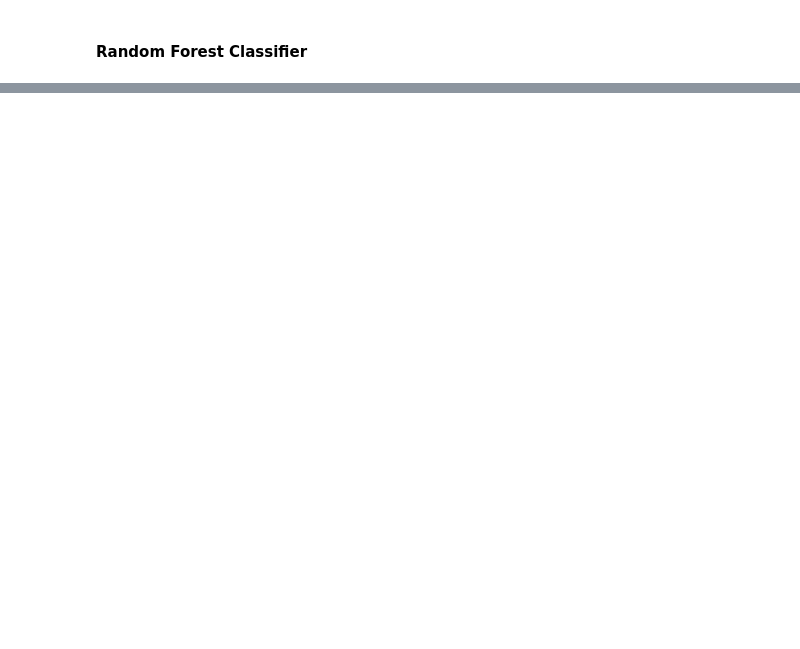
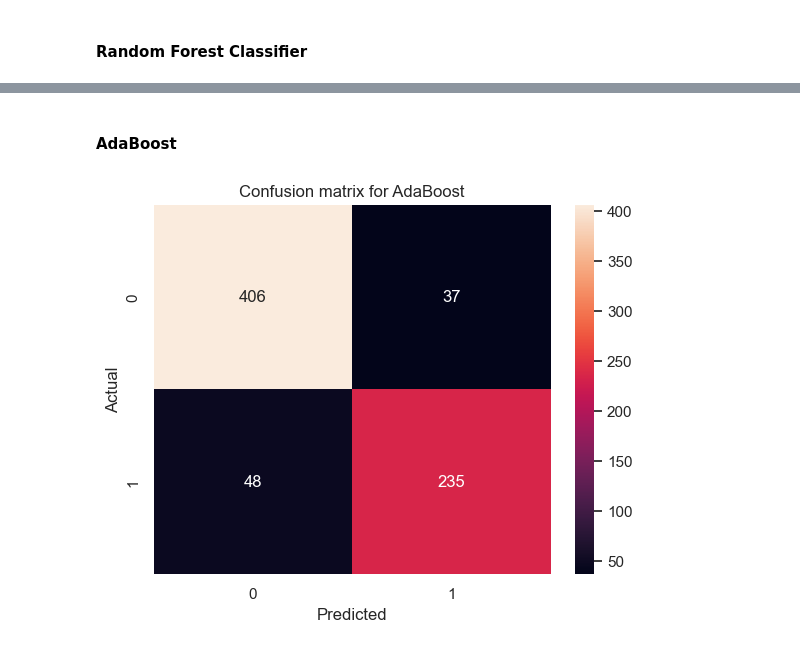
Before and after one commit to yewkiang123/SC1015-Project, a Jupyter notebook: Machine Learning.ipynb, the cells around one changed output, grey strips where cells are left out. Drawn from its saved outputs; the diff is of its cells as text; code cells hidden in the pictures; blank space fills up the shorter version.

Commit message:
Add AdaBoost and XGBoost Machine Learning Models

```diff
--- a/Machine Learning.ipynb
+++ b/Machine Learning.ipynb
@@ -166,0 +127,18 @@ F1 Score:  0.6274889756420006
+# %% [markdown]
+#### AdaBoost
+# %%
+# Create AdaBoost model and fit it to the training data
+ada = AdaBoostClassifier(n_estimators = 100, learning_rate = 1)
+ada.fit(predictors_train, response_train)
+
+# Predict on test set
+ada_response_test_pred = ada.predict(predictors_test)
+# %%
+# Plot Confusion Matrix for AdaBoost Machine Learning Model
+sb.heatmap(confusion_matrix(response_test, ada_response_test_pred), annot = True, fmt = 'g')
+plt.xlabel('Predicted')
+plt.ylabel('Actual')
+plt.title('Confusion matrix for AdaBoost')
+plt.show()
+# %% [output]
+[figure, added]
```
Also changed, not shown: parts of 16 cells of this notebook.
